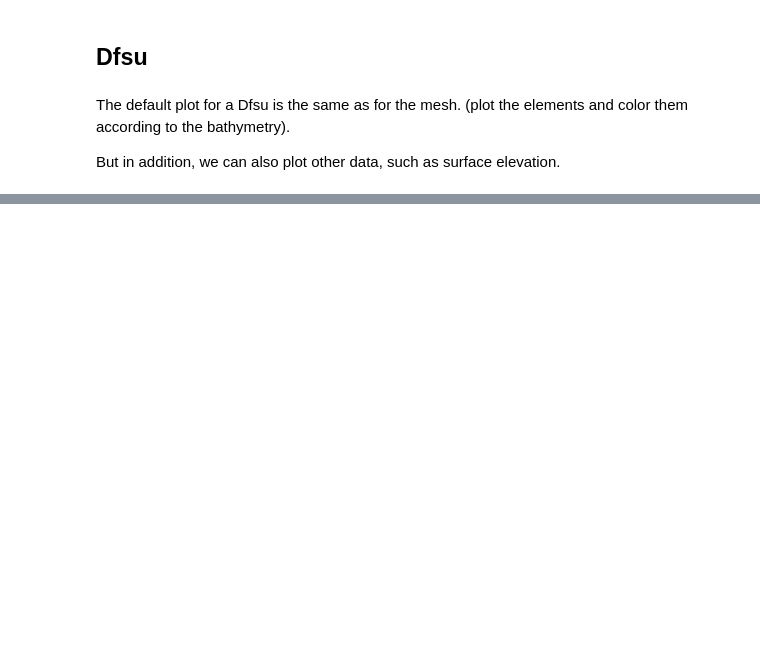
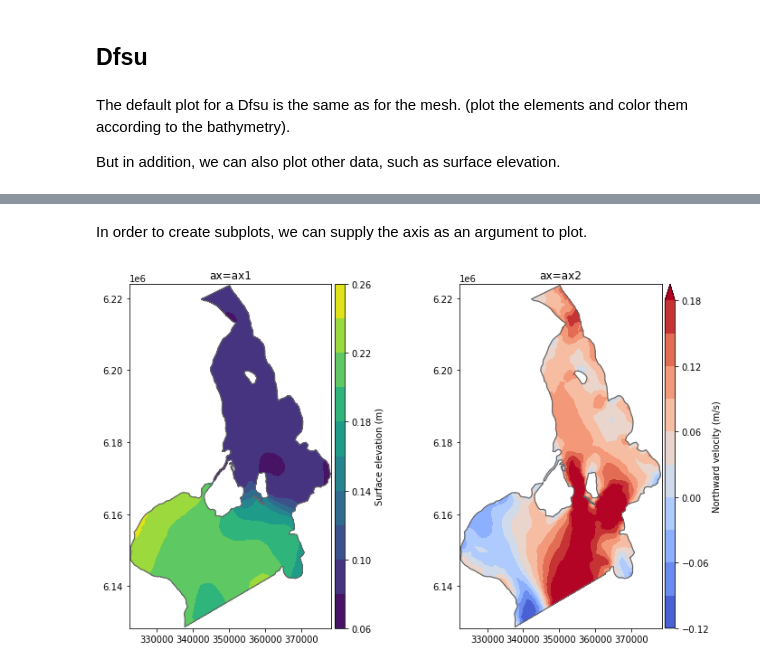
Before and after one commit to DHI/book-learn-mikeio-modelskill, a Jupyter notebook: _sources/output_visualisation.ipynb, the cells around one changed output, grey strips where cells are left out. Cells and saved outputs as stored; diff of their text form; code cells hidden in the pictures; blank space fills up the shorter version.

```diff
--- a/_sources/output_visualisation.ipynb
+++ b/_sources/output_visualisation.ipynb
@@ -57,0 +81,12 @@ ax.legend()
+# %% [markdown]
+In order to create subplots, we can supply the axis as an argument to plot.
+# %%
+fig, (ax1, ax2) = plt.subplots(ncols=2, figsize = (12,7))
+
+dfs.plot(z = ds["Surface elevation"][-1], ax=ax1,
+         label="Surface elevation (m)", title="ax=ax1", plot_type='contourf', show_mesh=False);
+
+dfs.plot(z = ds["V velocity"][-1], ax=ax2, cmap="coolwarm", vmin=-0.2, vmax=0.2,
+         label="Northward velocity (m/s)", title="ax=ax2", plot_type='contourf', show_mesh=False);
+# %% [output]
+[figure, added]
```
Also changed, not shown: parts of 4 cells of this notebook, 14 other files.
